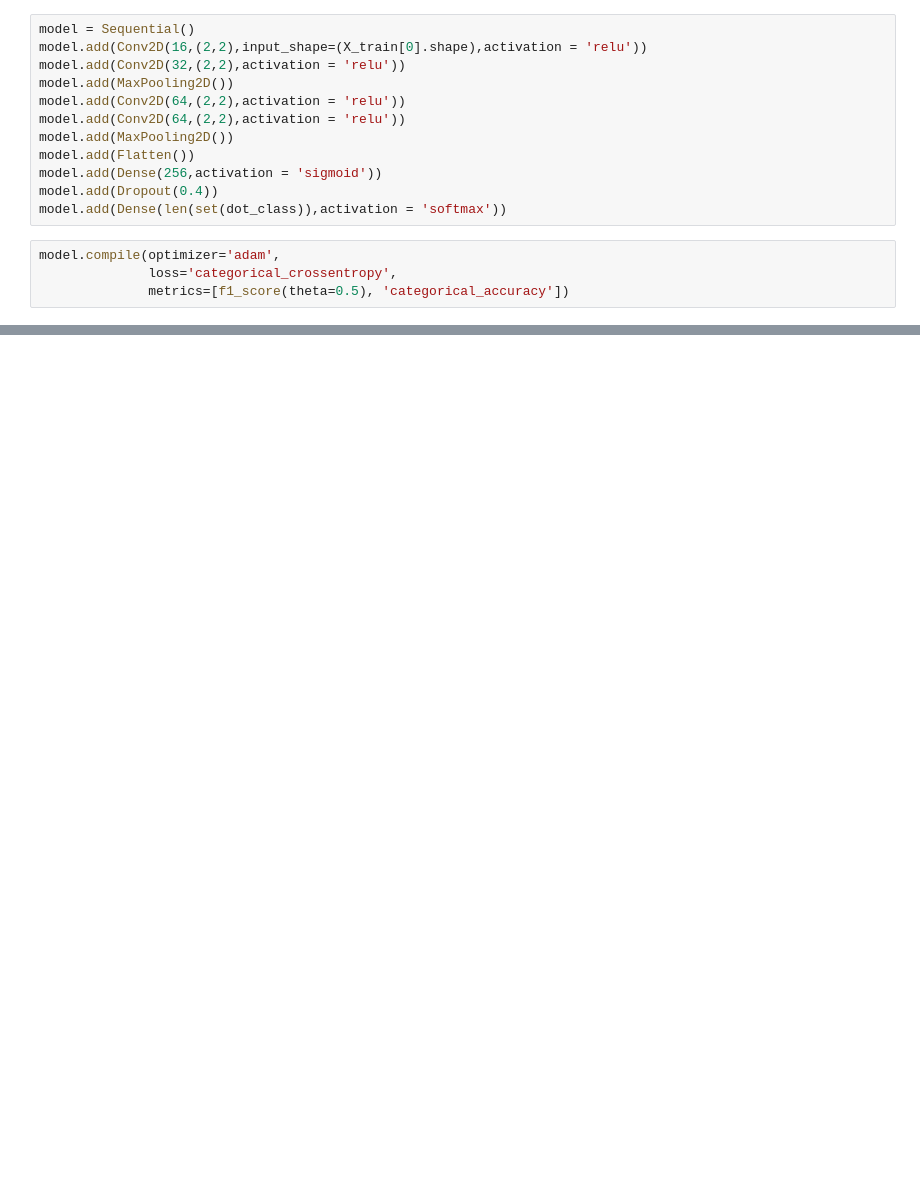
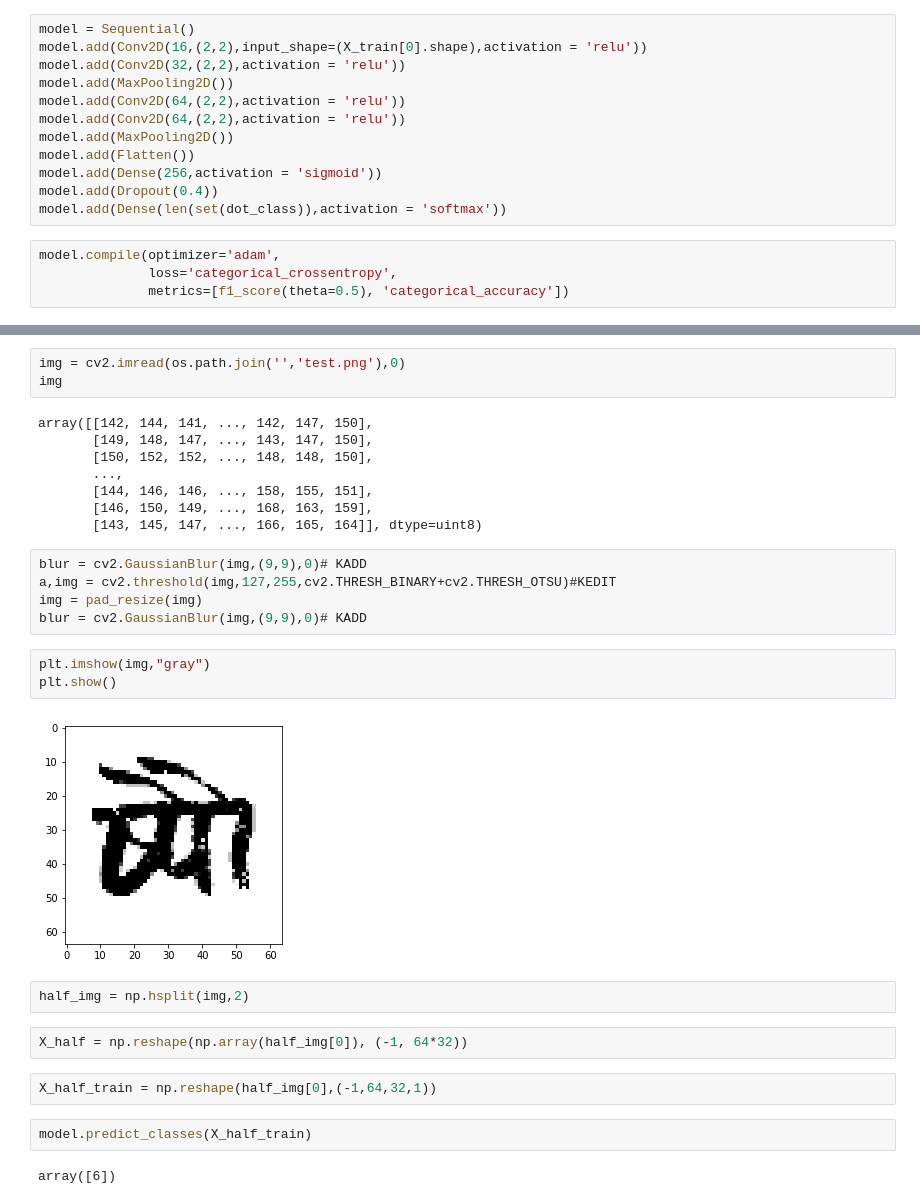
Before and after one commit to kaivalyar/hindi-char-recognition, a Jupyter notebook: Pratik.ipynb, the cells around one changed output, grey strips where cells are left out. Saved outputs shown, nothing was run; the diff lists cells and outputs as text; blank space fills up the shorter version.

```diff
--- a/Pratik.ipynb
+++ b/Pratik.ipynb
@@ -383,0 +546,31 @@ KeyboardInterrupt:
+# %%
+img = cv2.imread(os.path.join('','test.png'),0)
+img
+# %% [output]
+array([[142, 144, 141, ..., 142, 147, 150],
+       [149, 148, 147, ..., 143, 147, 150],
+       [150, 152, 152, ..., 148, 148, 150],
+       ...,
+       [144, 146, 146, ..., 158, 155, 151],
+       [146, 150, 149, ..., 168, 163, 159],
+       [143, 145, 147, ..., 166, 165, 164]], dtype=uint8)
+# %%
+blur = cv2.GaussianBlur(img,(9,9),0)# KADD
+a,img = cv2.threshold(img,127,255,cv2.THRESH_BINARY+cv2.THRESH_OTSU)#KEDIT
+img = pad_resize(img)
+blur = cv2.GaussianBlur(img,(9,9),0)# KADD
+# %%
+plt.imshow(img,"gray")
+plt.show()
+# %% [output]
+[figure, added]
+# %%
+half_img = np.hsplit(img,2)
+# %%
+X_half = np.reshape(np.array(half_img[0]), (-1, 64*32))
+# %%
+X_half_train = np.reshape(half_img[0],(-1,64,32,1))
+# %%
+model.predict_classes(X_half_train)
+# %% [output]
+array([6])
```
Also changed, not shown: parts of 41 cells of this notebook, 5 other files.
